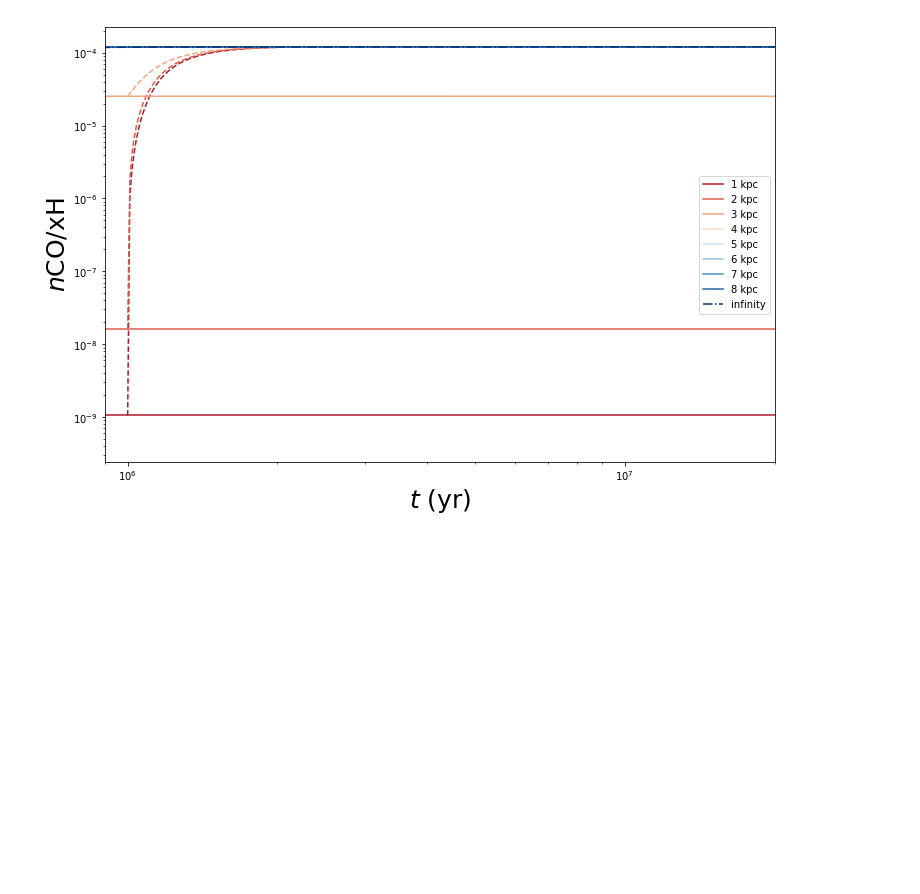
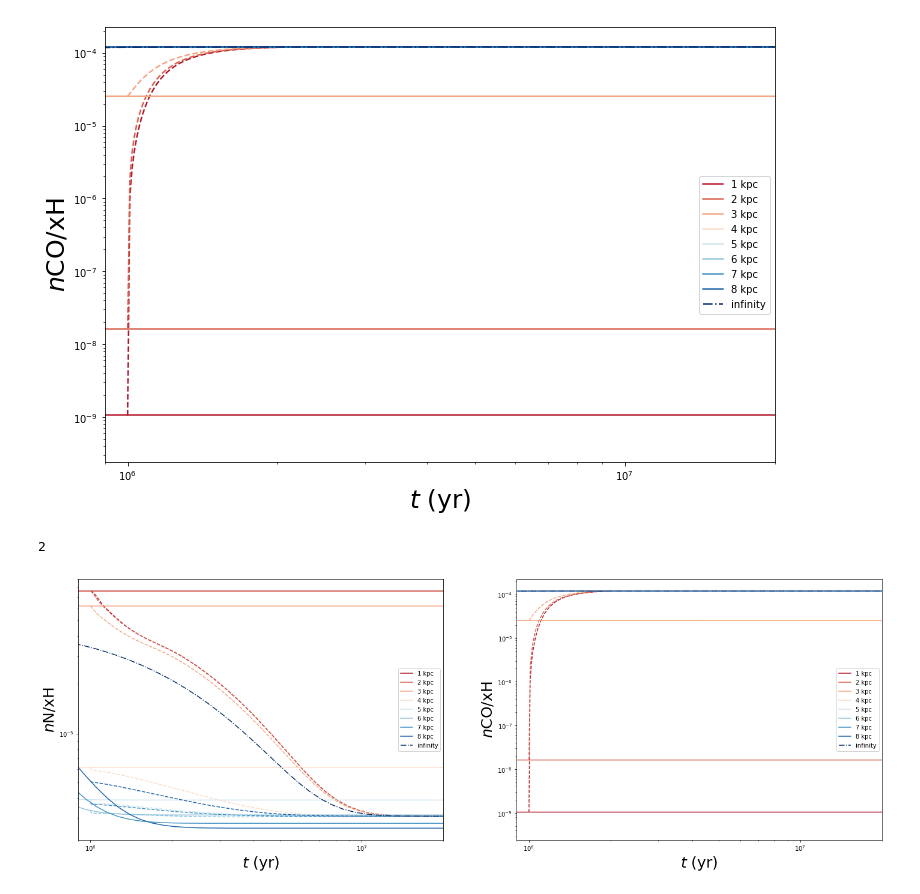
Before and after one commit to slowdivePTG/X-ray-chemistry, a Jupyter notebook: KROME/AGN/AGN.ipynb, the cells around one changed output. Drawn from its saved outputs; the diff is of its cells as text; code cells hidden in the pictures; blank space fills up the shorter version.

```diff
--- a/KROME/AGN/AGN.ipynb
+++ b/KROME/AGN/AGN.ipynb
@@ -138,3 +138,8 @@ plt.figure(figsize=(12,8))
 plot_all('CO')
 # %% [output]
 [figure]
+# %%
+plot_group('N','CO')
+# %% [output]
+2
+[figure, added]
```
Also changed, not shown: parts of 3 cells of this notebook, 30 other files.
